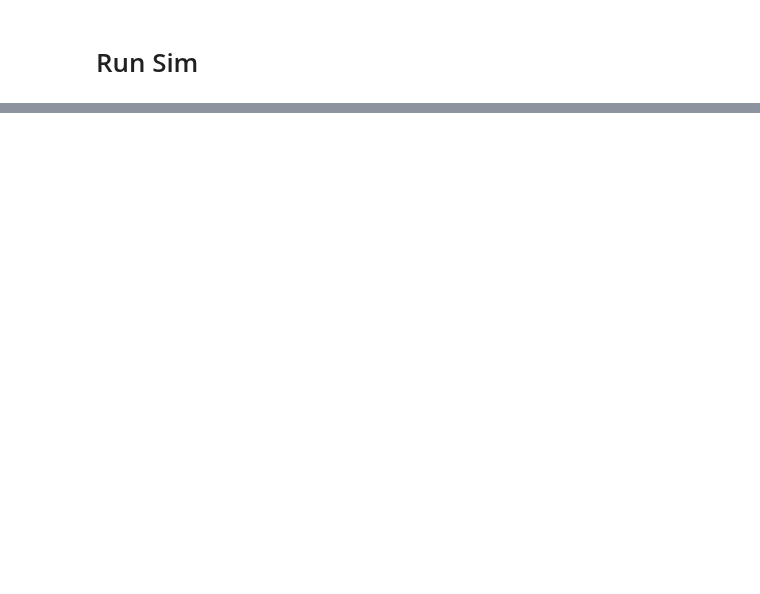
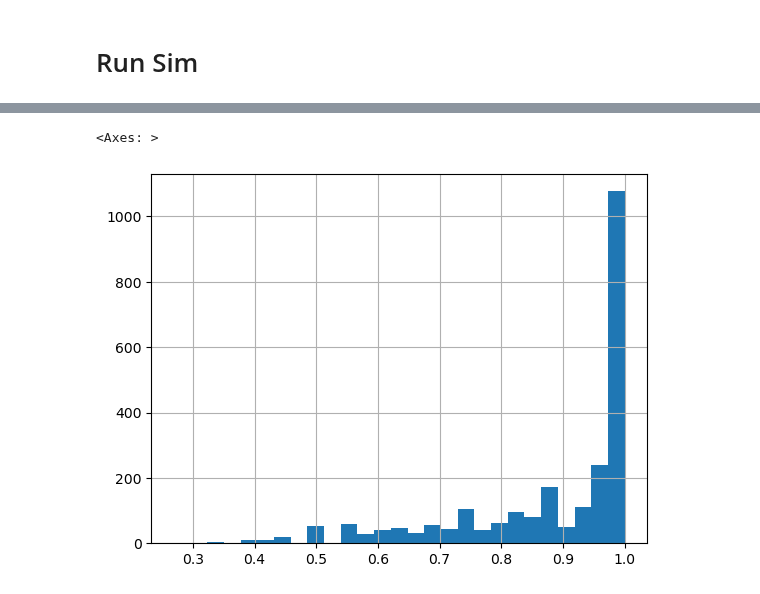
Before and after one commit to akseldkw07/Waymo-Agent, a Jupyter notebook: notebooks/training/heuristic-train.ipynb, the cells around one changed output, grey strips where cells are left out. Saved outputs shown, nothing was run; the diff lists cells and outputs as text; code cells hidden in the pictures; blank space fills up the shorter version.

```diff
--- a/notebooks/training/heuristic-train.ipynb
+++ b/notebooks/training/heuristic-train.ipynb
@@ -84,0 +94,5 @@ fig
+# %%
+env.breadcrumbs.supply_demand_ratio.hist(bins="rice")
+# %% [output]
+<Axes: >
+[figure, added]
```
Also changed, not shown: parts of 10 cells of this notebook, 3 other files.
